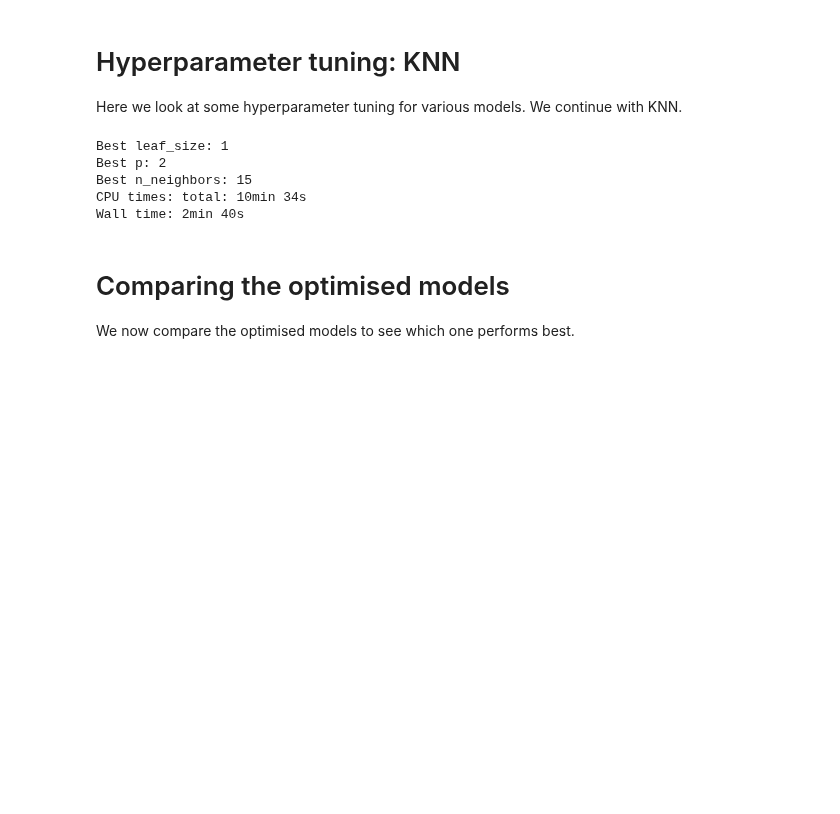
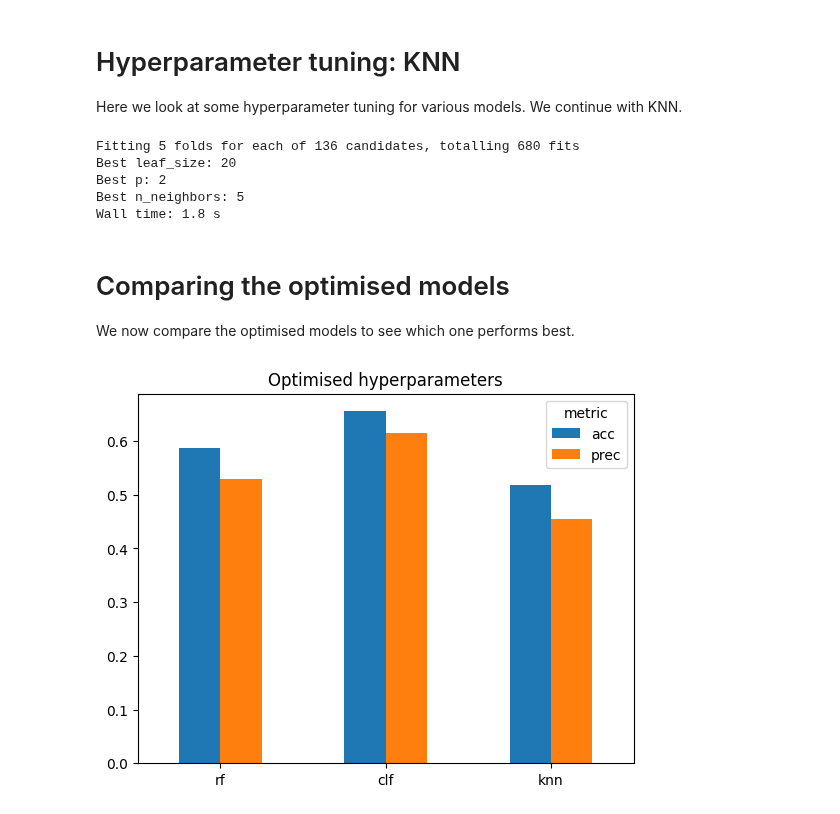
Before and after one commit to Mark-Bugden/League-of-Legends-Win-Prediction, a Jupyter notebook: src/ProPlay_prediction.ipynb, the cells around one changed output. Saved outputs shown, nothing was run; the diff lists cells and outputs as text; code cells hidden in the pictures; blank space fills up the shorter version.

```diff
--- a/src/ProPlay_prediction.ipynb
+++ b/src/ProPlay_prediction.ipynb
@@ -124,7 +138,7 @@ hyperparameters = dict(max_depth=max_depth, min_samples_leaf=min_samples_leaf, m
 rf_2 = RandomForestClassifier(random_state=42)
 
 # Use GridSearch
-GSCV = GridSearchCV(rf_2, hyperparameters, cv=10)
+GSCV = GridSearchCV(rf_2, hyperparameters)
 
 # Fit the model
 rf_best_model = GSCV.fit(X_train,y_train)
@@ -162,7 +175,7 @@ hyperparameters = dict(max_leaf_nodes=max_leaf_nodes, min_samples_leaf=min_sampl
 clf_2 = DecisionTreeClassifier(random_state=42)
 
 # Use GridSearch
-GSCV = GridSearchCV(clf_2, hyperparameters, cv=10)
+GSCV = GridSearchCV(clf_2, hyperparameters)
 
 # Fit the model
 clf_best_model = GSCV.fit(X_train,y_train)
@@ -185,8 +197,8 @@ Here we look at some hyperparameter tuning for various models. We continue with
 # %%
 %%time
 # List Hyperparameters that we want to tune.
-leaf_size = list(range(1,50))
-n_neighbors = list(range(1,30))
+leaf_size = list(range(20,40, 5))
+n_neighbors = list(range(3,20))
 p=[1,2]
 
 # Convert to dictionary
@@ -196,7 +208,7 @@ hyperparameters = dict(leaf_size=leaf_size, n_neighbors=n_neighbors, p=p)
 knn_2 = KNeighborsClassifier()
 
 # Use GridSearch
-GSCV = GridSearchCV(knn_2, hyperparameters, cv=10)
+GSCV = GridSearchCV(knn_2, hyperparameters, scoring='accuracy', verbose=True)
 
 # Fit the model
 knn_best_model = GSCV.fit(X_train,y_train)
@@ -211,11 +223,45 @@ print('Best leaf_size:', knn_best_leaf_size)
 print('Best p:', knn_best_p)
 print('Best n_neighbors:', knn_best_n_neighbors)
 # %% [output]
-Best leaf_size: 1
+Fitting 5 folds for each of 136 candidates, totalling 680 fits
+Best leaf_size: 20
 Best p: 2
-Best n_neighbors: 15
-CPU times: total: 10min 34s
-Wall time: 2min 40s
+Best n_neighbors: 5
+Wall time: 1.8 s
 # %% [markdown]
 # Comparing the optimised models
 We now compare the optimised models to see which one performs best.
+# %%
+
+# Define the models
+rf3 = RandomForestClassifier(max_depth=rf_best_max_depth,
+                             min_samples_leaf=rf_best_min_samples_leaf,
+                             min_samples_split=rf_best_min_samples_split,
+                             n_estimators=rf_best_n_estimators,
+                             random_state=42)
+
+clf3 = DecisionTreeClassifier(max_leaf_nodes=clf_best_max_leaf_nodes,
+                              min_samples_leaf=clf_best_min_samples_leaf,
+                              random_state=42)
+
+knn3 = KNeighborsClassifier(leaf_size=knn_best_leaf_size,
+                            n_neighbors=knn_best_n_neighbors,
+                            p=knn_best_p)
+
+classifier_names3 = ['rf', 'clf', 'knn']
+classifiers3 = [rf3, clf3, knn3]
+
+
+metrics = {'metric':['acc', 'prec']}
+for model, name in list(zip(classifiers3, classifier_names3)):
+    model.fit(X_train, y_train)
+    preds = model.predict(X_test)
+    acc = accuracy_score(y_test, preds)
+    prec = precision_score(y_test, preds)
+    metrics[name] = [acc, prec]
+
+df3 = pd.DataFrame(metrics).set_index('metric').T
+df3.plot.bar(title='Optimised hyperparameters', rot=0)
+plt.show()
+# %% [output]
+[figure, added]
```
Also changed, not shown: parts of 10 cells of this notebook, 2 other files.
